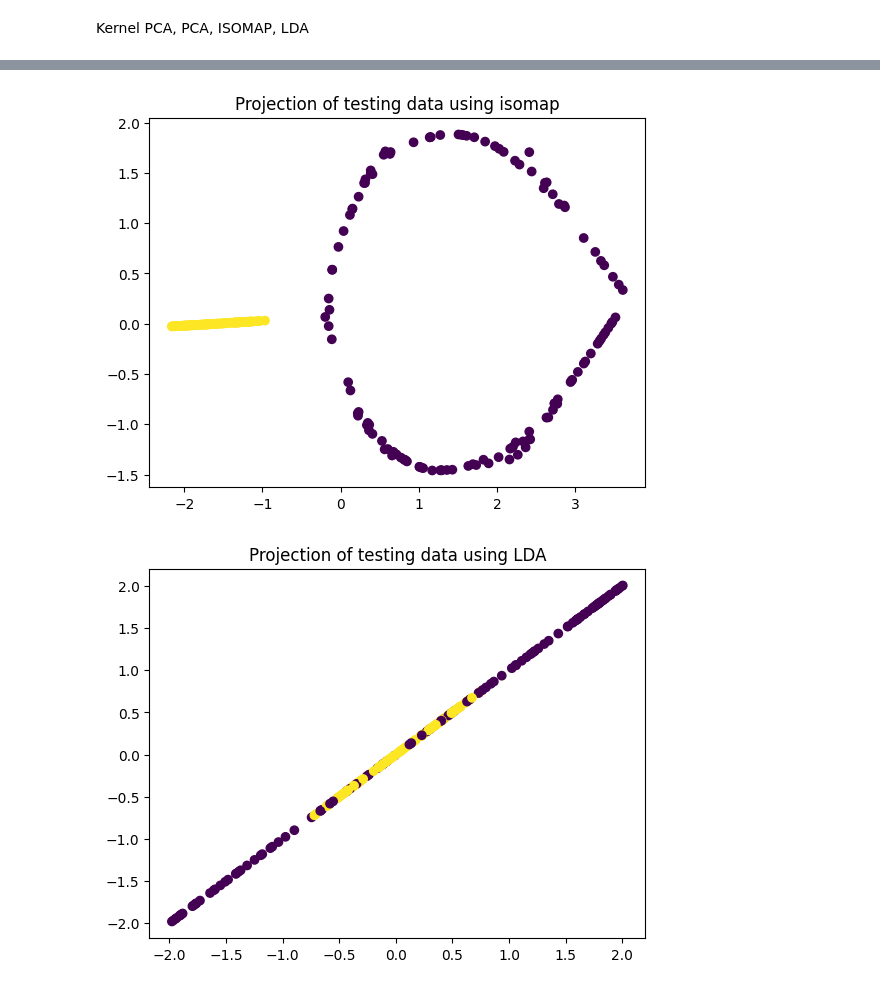
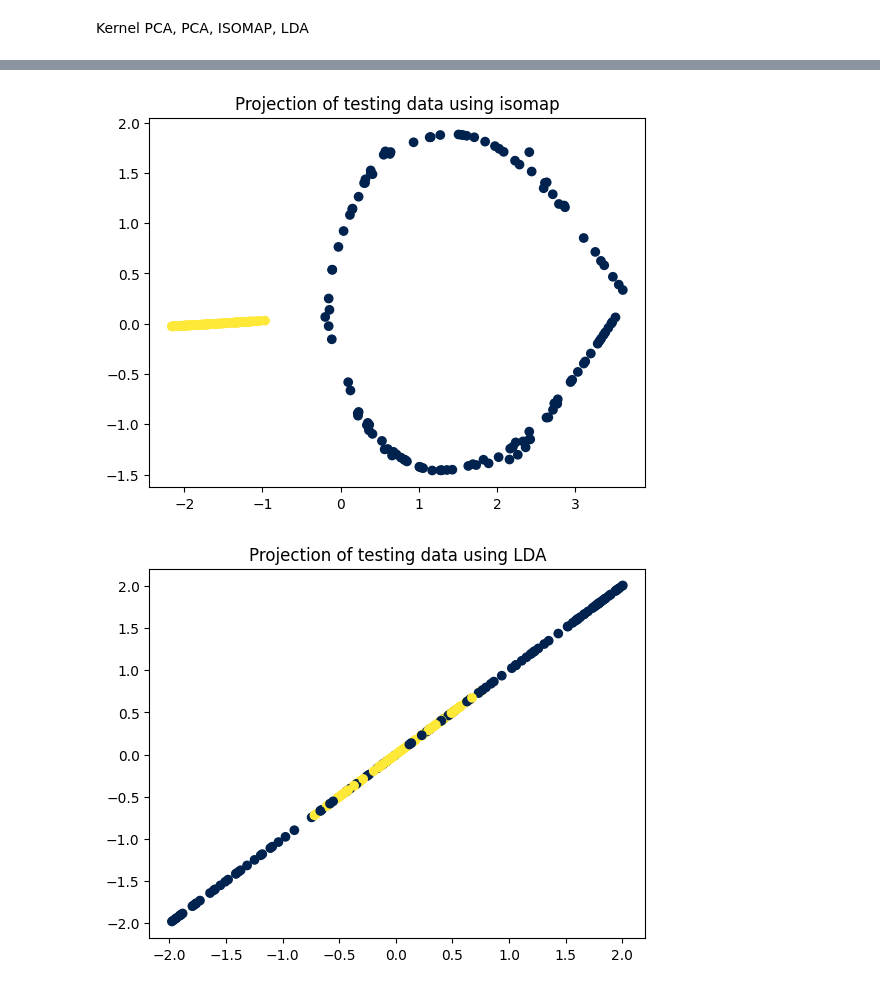
Before and after one commit to AAU-Dat/P5-Nonlinear-Dimensionality-Reduction, a Jupyter notebook: jupyter-notebooks/nonlinear.ipynb, the cells around one changed output, grey strips where cells are left out. Cells and saved outputs as stored; diff of their text form; code cells hidden in the pictures.

```diff
--- a/jupyter-notebooks/nonlinear.ipynb
+++ b/jupyter-notebooks/nonlinear.ipynb
@@ -96,14 +100,14 @@ plt.show()
 # %%
 plt.figure()
-plt.scatter(S_isomap[:, 0], S_isomap[:, 1], c=y_test)
+plt.scatter(S_isomap[:, 0], S_isomap[:, 1], c=y_test, cmap='cividis')
 plt.title("Projection of testing data using isomap")
 plt.show()
 # %% [output]
-[figure, old version]
+[figure, new version]
 # %%
 plt.figure()
-plt.scatter(X_test_lda[:, 0], X_test_lda[:, 0], c=y_test)
+plt.scatter(X_test_lda[:, 0], X_test_lda[:, 0], c=y_test, cmap='cividis')
 plt.title("Projection of testing data using LDA")
 plt.show()
 # %% [output]
-[figure, old version]
+[figure, new version]
```
Also changed, not shown: parts of 7 cells of this notebook.
